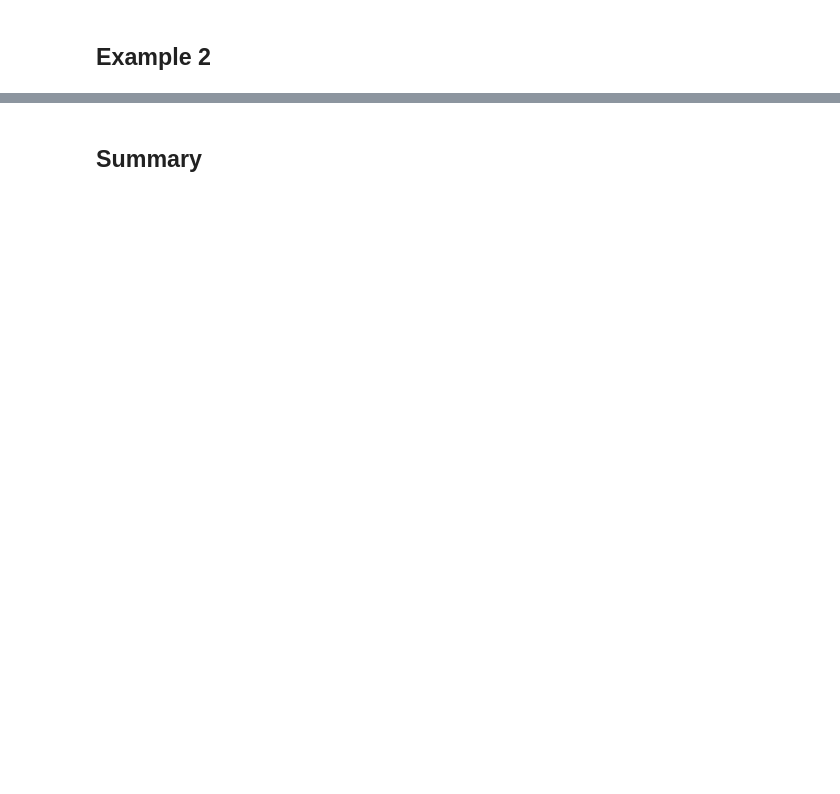
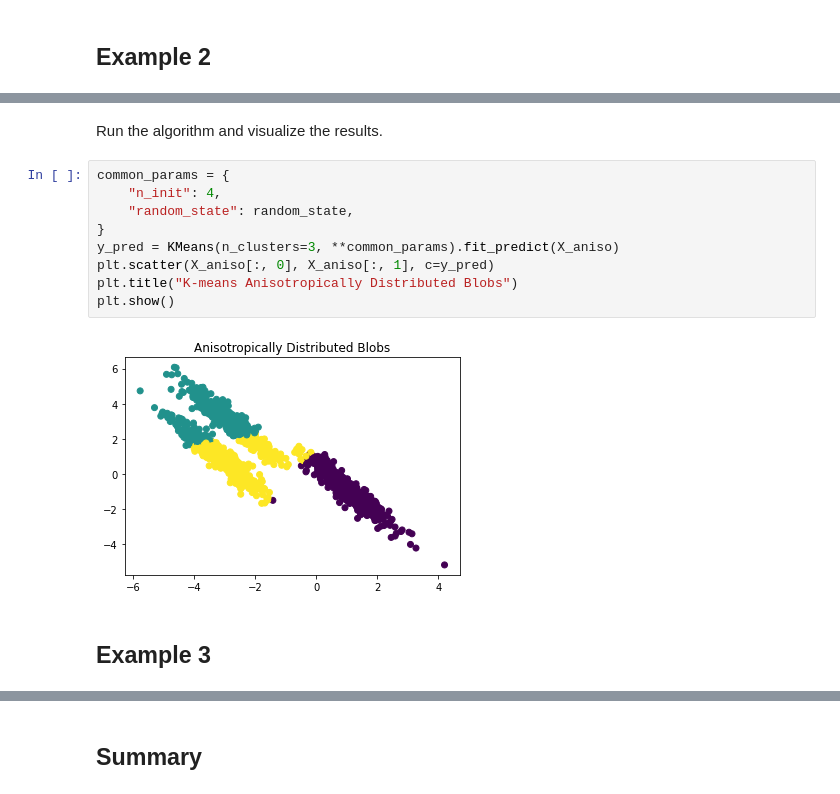
Before and after one commit to pockerman/probability_and_statistics_notes, a Jupyter notebook: unsupervised_machine_learning/k_means.ipynb, the cells around one changed output, grey strips where cells are left out. Saved outputs shown, nothing was run; the diff lists cells and outputs as text; blank space fills up the shorter version.

```diff
--- a/unsupervised_machine_learning/k_means.ipynb
+++ b/unsupervised_machine_learning/k_means.ipynb
@@ -180,0 +197,15 @@ plt.show()
+# %% [markdown]
+Run the algorithm and visualize the results.
+# %%
+common_params = {
+    "n_init": 4,
+    "random_state": random_state,
+}
+y_pred = KMeans(n_clusters=3, **common_params).fit_predict(X_aniso)
+plt.scatter(X_aniso[:, 0], X_aniso[:, 1], c=y_pred)
+plt.title("K-means Anisotropically Distributed Blobs")
+plt.show()
+# %% [output]
+[figure, added]
+# %% [markdown]
+## Example 3
```
Also changed, not shown: parts of 17 cells of this notebook, 1 other file.
